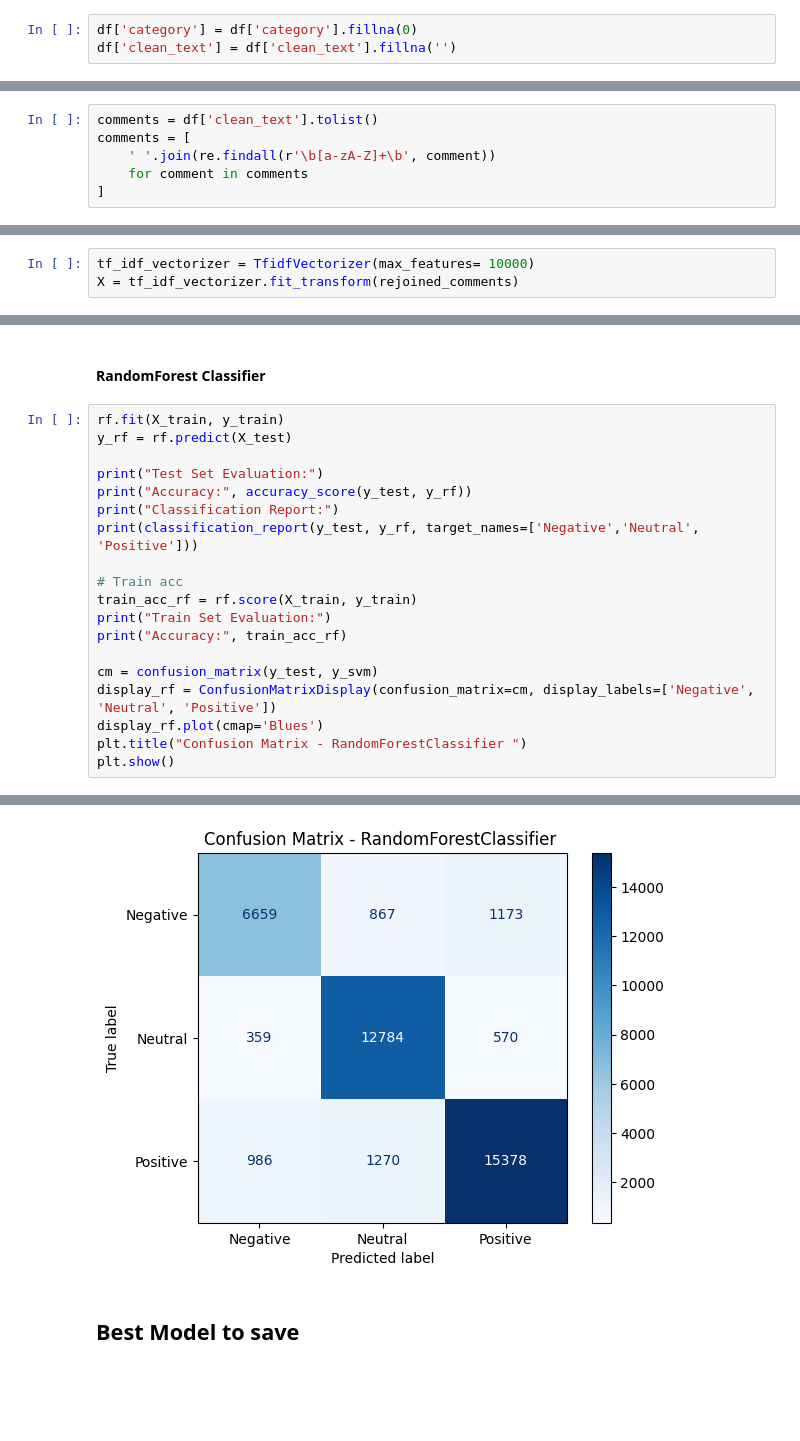
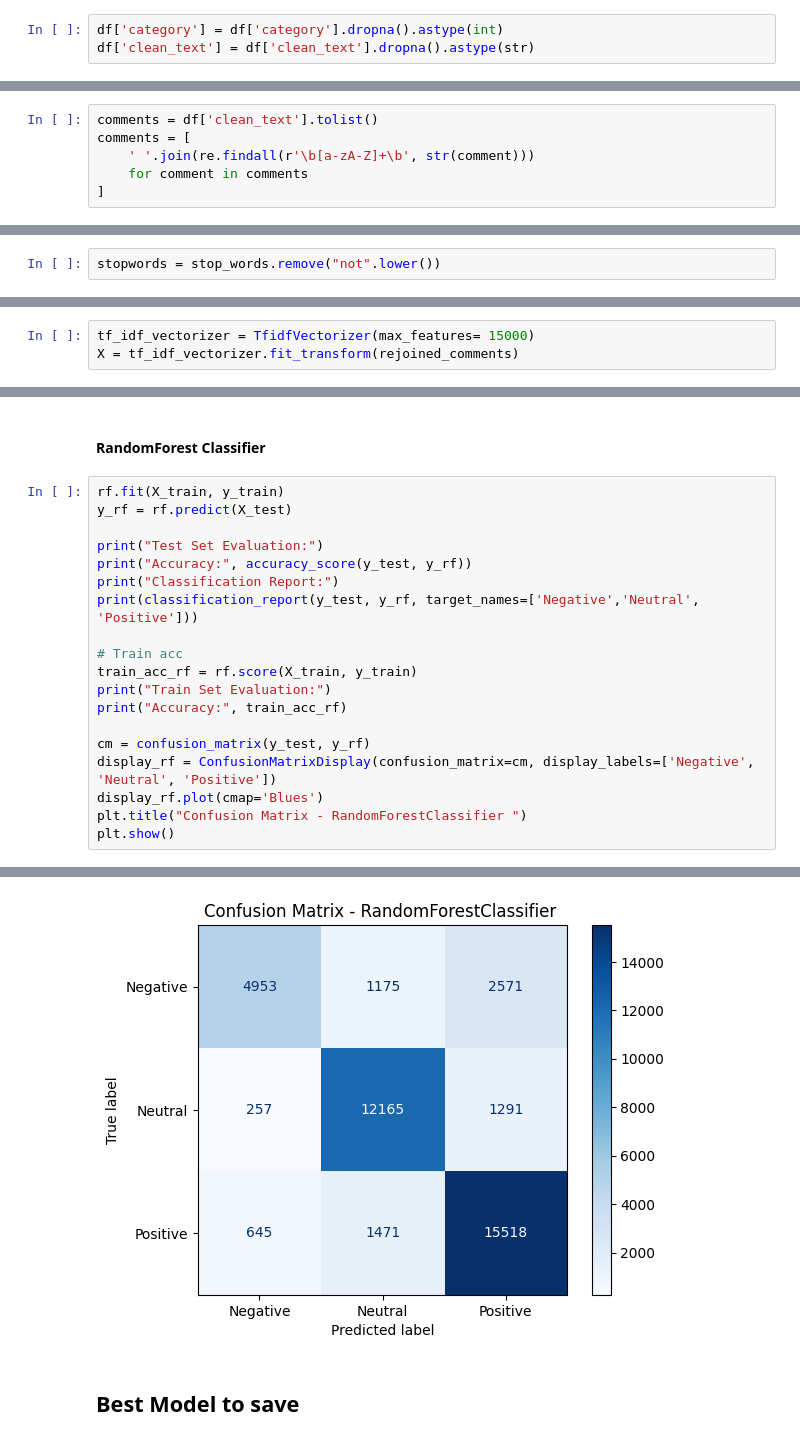
Before and after one commit to alhasan88/Sentiment-Analysis-Positive-Neutral-Negative-, a Jupyter notebook: project.ipynb, the cells around one changed output, grey strips where cells are left out. Cells and saved outputs as stored; diff of their text form; blank space fills up the shorter version.

```diff
--- a/project.ipynb
+++ b/project.ipynb
@@ -83,14 +49,14 @@ memory usage: 3.1+ MB
 # %% [markdown]
 ## Handling Nulls
 # %%
-df['category'] = df['category'].fillna(0)
-df['clean_text'] = df['clean_text'].fillna('')
+df['category'] = df['category'].dropna().astype(int)
+df['clean_text'] = df['clean_text'].dropna().astype(str)
 # %% [markdown]
 ## Applying Regex to remove symbols and stuff like that
 # %%
 comments = df['clean_text'].tolist()
 comments = [
-    ' '.join(re.findall(r'\b[a-zA-Z]+\b', comment))
+    ' '.join(re.findall(r'\b[a-zA-Z]+\b', str(comment)))
     for comment in comments
 ]
 # %% [markdown]
@@ -129,6 +95,8 @@ print(lemmatized_comments[0])
 # Removing Stop words
 # %%
 stop_words = stopwords.words("english")
+# %%
+stopwords = stop_words.remove("not".lower())
 # %%
 filtered_comments = [[word for word in comment if word not in stop_words] for comment in lemmatized_comments]
 print(filtered_comments[0])
@@ -142,7 +110,7 @@ modi promise minimum government maximum governance expect begin difficult job re
 # %% [markdown]
 # Applying TF-IDF
 # %%
-tf_idf_vectorizer = TfidfVectorizer(max_features= 10000)
+tf_idf_vectorizer = TfidfVectorizer(max_features= 15000)
 X = tf_idf_vectorizer.fit_transform(rejoined_comments)
 # %%
 feature_names = tf_idf_vectorizer.get_feature_names_out()
@@ -360,7 +330,7 @@ train_acc_rf = rf.score(X_train, y_train)
 print("Train Set Evaluation:")
 print("Accuracy:", train_acc_rf)
 
-cm = confusion_matrix(y_test, y_svm)
+cm = confusion_matrix(y_test, y_rf)
 display_rf = ConfusionMatrixDisplay(confusion_matrix=cm, display_labels=['Negative', 'Neutral', 'Positive'])
 display_rf.plot(cmap='Blues')
 plt.title("Confusion Matrix - RandomForestClassifier ")
@@ -384,4 +354,4 @@ Accuracy: 0.998919985266851
-[figure, old version]
+[figure, new version]
 # %% [markdown]
 ## Best Model to save
 # %%
```
Also changed, not shown: parts of 12 cells of this notebook, 5 other files.
